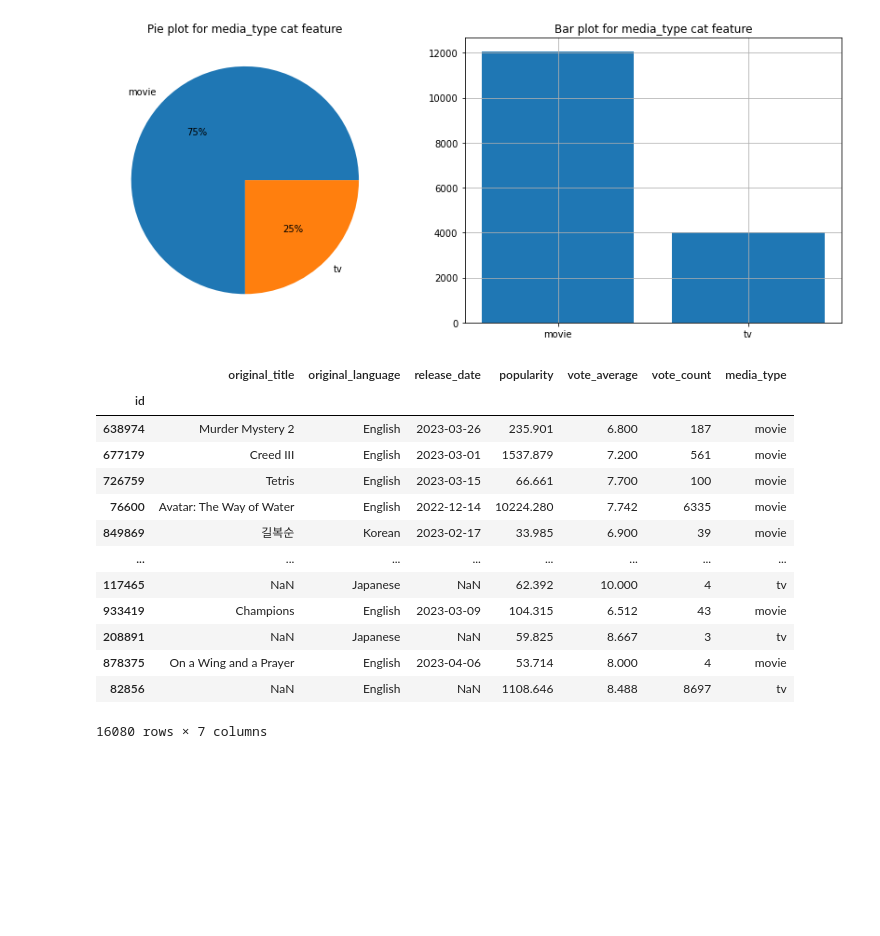
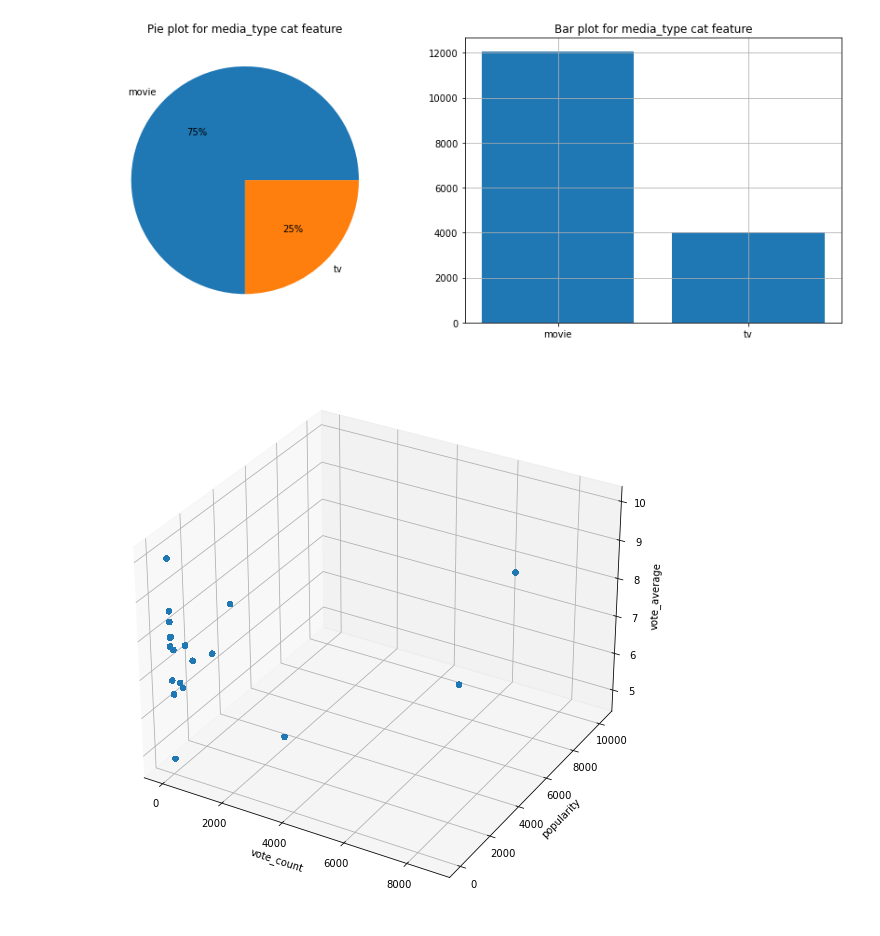
Before and after one commit to alexeevkv/Exersice2, a Jupyter notebook: exercise_2.ipynb, the cells around one changed output. Cells and saved outputs as stored; diff of their text form; code cells hidden in the pictures; blank space fills up the shorter version.

```diff
--- a/exercise_2.ipynb
+++ b/exercise_2.ipynb
@@ -169,20 +178,23 @@ plt.grid()
 plt.show()
 # %% [output]
 [figure]
-# %%
-data
-# %% [output]
-|  | original_title | original_language | release_date | popularity | vote_average | vote_count | media_type |
-| id |  |  |  |  |  |  |  |
-| 638974 | Murder Mystery 2 | English | 2023-03-26 | 235.901 | 6.800 | 187 | movie |
-| 677179 | Creed III | English | 2023-03-01 | 1537.879 | 7.200 | 561 | movie |
-| 726759 | Tetris | English | 2023-03-15 | 66.661 | 7.700 | 100 | movie |
-| 76600 | Avatar: The Way of Water | English | 2022-12-14 | 10224.280 | 7.742 | 6335 | movie |
-| 849869 | 길복순 | Korean | 2023-02-17 | 33.985 | 6.900 | 39 | movie |
-| ... | ... | ... | ... | ... | ... | ... | ... |
-| 117465 | NaN | Japanese | NaN | 62.392 | 10.000 | 4 | tv |
-| 933419 | Champions | English | 2023-03-09 | 104.315 | 6.512 | 43 | movie |
-| 208891 | NaN | Japanese | NaN | 59.825 | 8.667 | 3 | tv |
-| 878375 | On a Wing and a Prayer | English | 2023-04-06 | 53.714 | 8.000 | 4 | movie |
-| 82856 | NaN | English | NaN | 1108.646 | 8.488 | 8697 | tv |
-16080 rows × 7 columns
+# %%
+def plot_3d(data, x_col, y_col, z_col):
+    fig = plt.figure(figsize=(10, 10))
+    ax = fig.add_subplot(111, projection='3d')
+
+    x = data[x_col]
+    y = data[y_col]
+    z = data[z_col]
+
+    ax.scatter(x, y, z)
+
+    ax.set_xlabel(x_col)
+    ax.set_ylabel(y_col)
+    ax.set_zlabel(z_col)
+
+    plt.show()
+# %%
+plot_3d(data, 'vote_count', 'popularity', 'vote_average')
+# %% [output]
+[figure, added]
```
Also changed, not shown: parts of 3 cells of this notebook.
